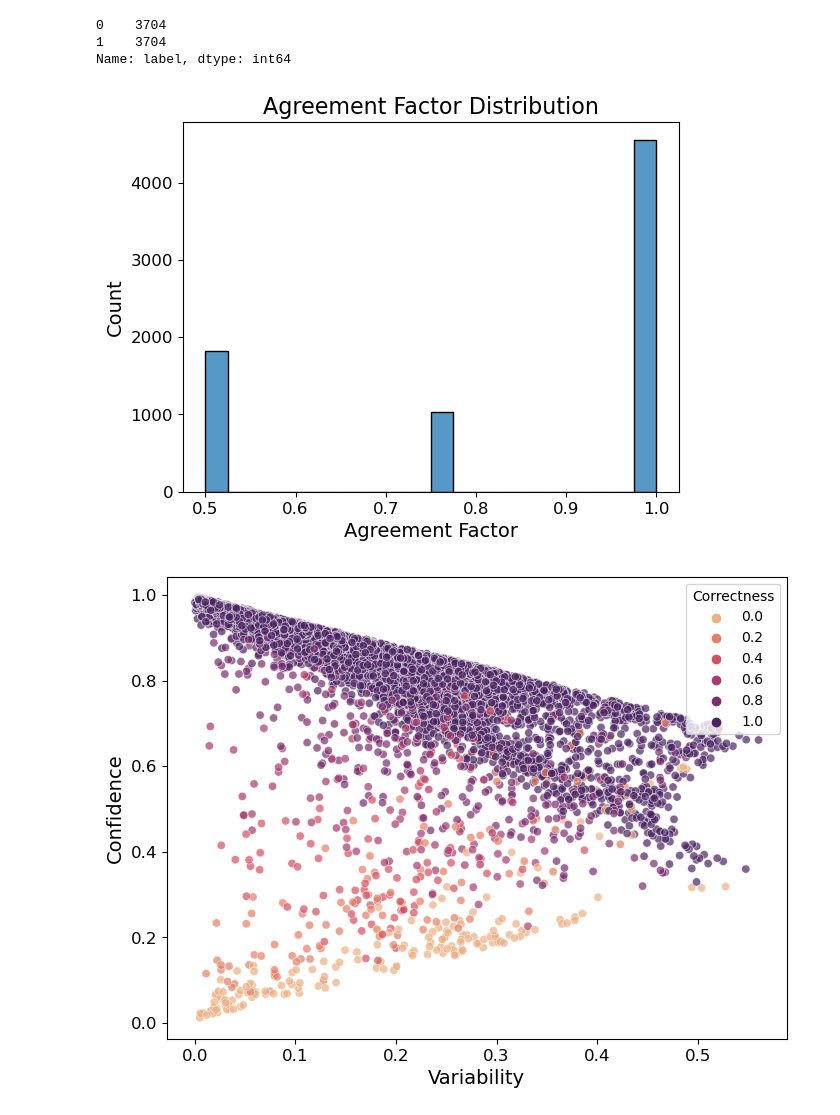
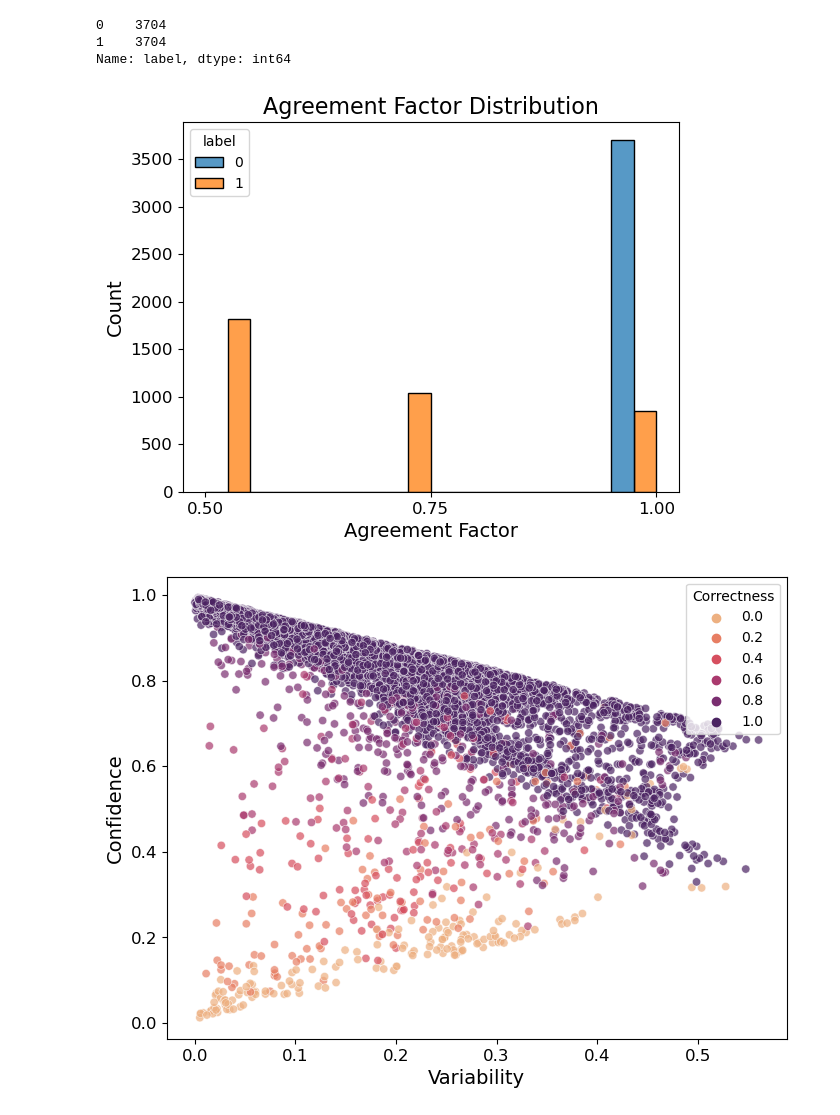
Before and after one commit to abhishekanand1710/noise-and-bias, a Jupyter notebook: dataset-cartography/semeval-2018-task-5/emotion-level/anger/cartography_plotting.ipynb, the cells around one changed output. Saved outputs shown, nothing was run; the diff lists cells and outputs as text; code cells hidden in the pictures.

```diff
--- a/dataset-cartography/semeval-2018-task-5/emotion-level/anger/cartography_plotting.ipynb
+++ b/dataset-cartography/semeval-2018-task-5/emotion-level/anger/cartography_plotting.ipynb
@@ -120,16 +120,16 @@ cartography_df['label'].value_counts()
 1    3704
 Name: label, dtype: int64
 # %%
-sns.histplot(data=cartography_df, x="agreement_factor_rd")
+sns.histplot(data=cartography_df, x="agreement_factor_rd", hue='label', multiple='dodge', binwidth=0.05)
 plt.title("Agreement Factor Distribution", fontsize=16)
 plt.gca().set_xlabel(str(plt.gca().get_xlabel()).capitalize(), fontsize=14)
 plt.gca().set_ylabel(str(plt.gca().get_ylabel()).capitalize(), fontsize=14)
 plt.gca().set_xlabel('Agreement Factor', fontsize=14)
-plt.xticks(fontsize=12)
+plt.xticks([0.5, 0.75, 1.0], fontsize=12)
 plt.yticks(fontsize=12)
 plt.savefig("./plots/agr_factor_hist.png", dpi=600, bbox_inches='tight')
 # %% [output]
-[figure, old version]
+[figure, new version]
 # %%
 plt.figure(figsize=(8, 6))
 sns.scatterplot(data=cartography_df, x="variability", y="confidence", hue='correctness', palette='flare', alpha=0.7)
```
Also changed, not shown: 23 other files.
